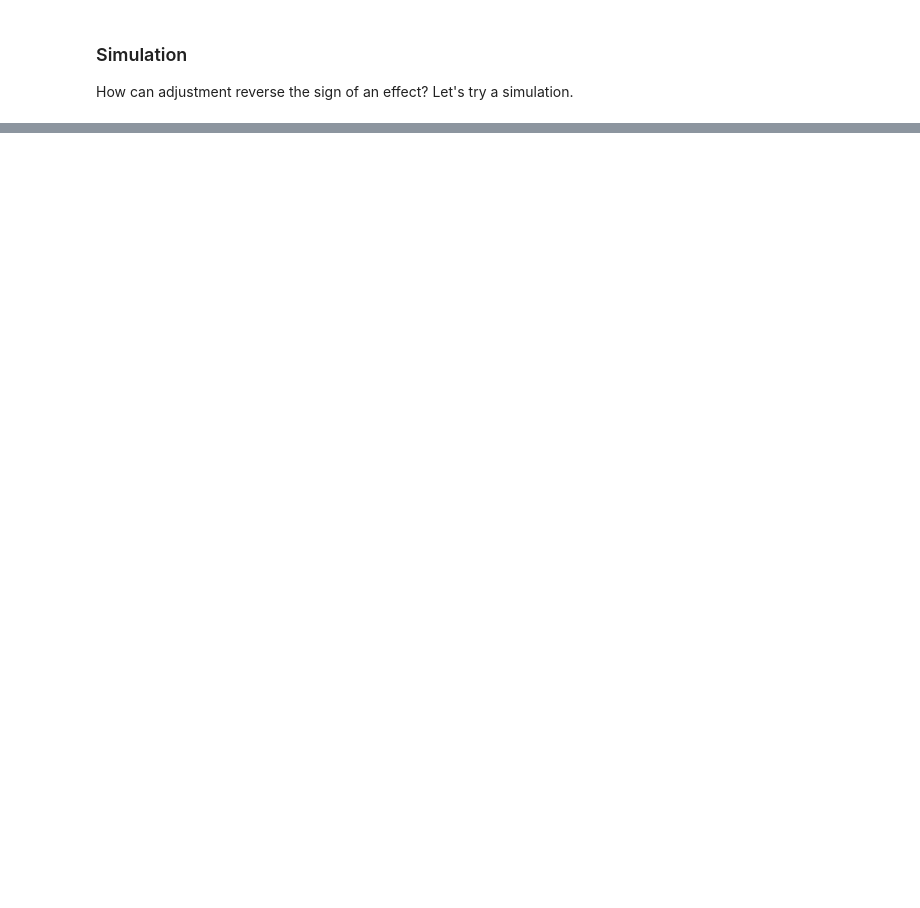
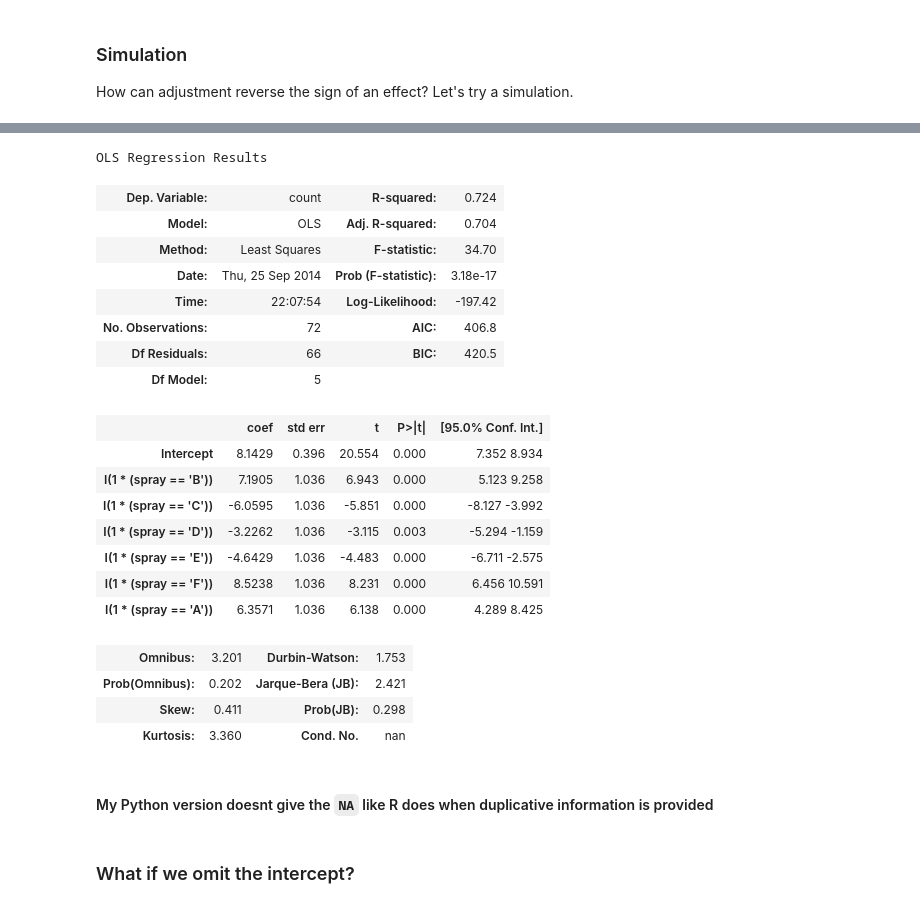
Before and after one commit to idrisr/coursera-regressions, a Jupyter notebook: regressions.ipynb, the cells around one changed output, grey strips where cells are left out. Drawn from its saved outputs; the diff is of its cells as text; code cells hidden in the pictures; blank space fills up the shorter version.

````diff
--- a/regressions.ipynb
+++ b/regressions.ipynb
@@ -1561,0 +2044,29 @@ axarr[1].set_title('x2');
+# %%
+formula="count~I(1*(spray=='B'))+I(1*(spray=='C'))+ I(1*(spray=='D'))+I(1*(spray=='E'))+ I(1*(spray=='F'))+I(1*(spray=='A'))"
+sm.ols(formula, data=InsectSprays).fit().summary()
+# %% [output]
+OLS Regression Results
+| Dep. Variable: | count | R-squared: | 0.724 |
+| Model: | OLS | Adj. R-squared: | 0.704 |
+| Method: | Least Squares | F-statistic: | 34.70 |
+| Date: | Thu, 25 Sep 2014 | Prob (F-statistic): | 3.18e-17 |
+| Time: | 22:07:54 | Log-Likelihood: | -197.42 |
+| No. Observations: | 72 | AIC: | 406.8 |
+| Df Residuals: | 66 | BIC: | 420.5 |
+| Df Model: | 5 |  |  |
+|  | coef | std err | t | P>|t| | [95.0% Conf. Int.] |
+| Intercept | 8.1429 | 0.396 | 20.554 | 0.000 | 7.352 8.934 |
+| I(1 * (spray == 'B')) | 7.1905 | 1.036 | 6.943 | 0.000 | 5.123 9.258 |
+| I(1 * (spray == 'C')) | -6.0595 | 1.036 | -5.851 | 0.000 | -8.127 -3.992 |
+| I(1 * (spray == 'D')) | -3.2262 | 1.036 | -3.115 | 0.003 | -5.294 -1.159 |
+| I(1 * (spray == 'E')) | -4.6429 | 1.036 | -4.483 | 0.000 | -6.711 -2.575 |
+| I(1 * (spray == 'F')) | 8.5238 | 1.036 | 8.231 | 0.000 | 6.456 10.591 |
+| I(1 * (spray == 'A')) | 6.3571 | 1.036 | 6.138 | 0.000 | 4.289 8.425 |
+| Omnibus: | 3.201 | Durbin-Watson: | 1.753 |
+| Prob(Omnibus): | 0.202 | Jarque-Bera (JB): | 2.421 |
+| Skew: | 0.411 | Prob(JB): | 0.298 |
+| Kurtosis: | 3.360 | Cond. No. | nan |
+# %% [markdown]
+#### My Python version doesnt give the ```NA``` like R does when duplicative information is provided
+# %% [markdown]
+### What if we omit the intercept?
````
Also changed, not shown: parts of 136 cells of this notebook.
